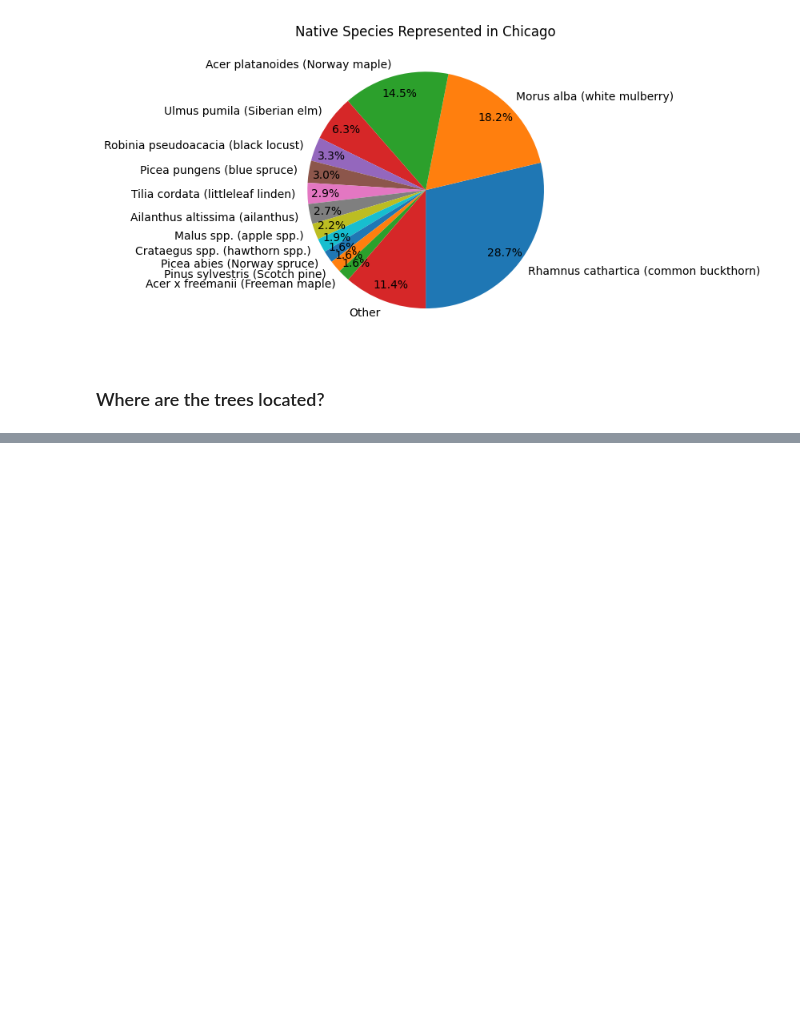
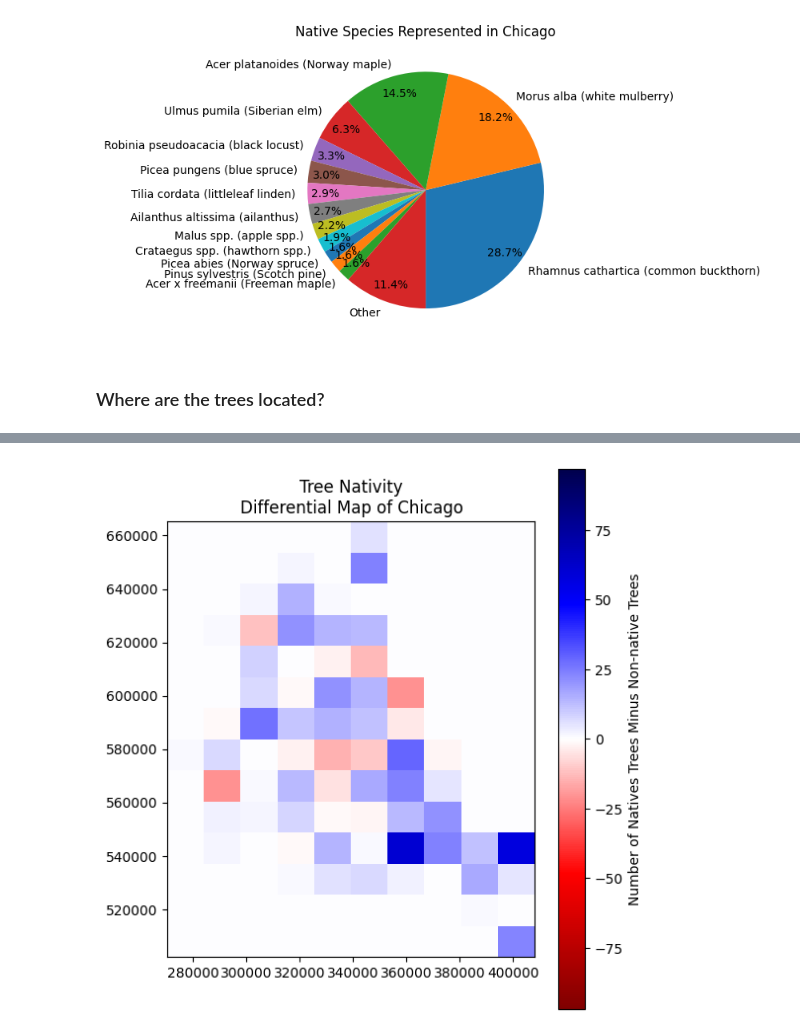
Before and after one commit to fractalate/data-trees, a Jupyter notebook: explore_chicago_il.ipynb, the cells around one changed output, grey strips where cells are left out. Cells and saved outputs as stored; diff of their text form; code cells hidden in the pictures; blank space fills up the shorter version.

Commit message:
Nativity Differential Map

```diff
--- a/explore_chicago_il.ipynb
+++ b/explore_chicago_il.ipynb
@@ -567,0 +552,15 @@ dfb
+# %%
+draw_differential_map(
+    df_trees_chicago[
+        (df_trees_chicago['NATIVITY'] == 'native')
+    ],
+    df_trees_chicago[
+        (df_trees_chicago['NATIVITY'] != 'native')
+    ],
+    extents=extents_chicago,
+    title='Tree Nativity\nDifferential Map of Chicago',
+    label='Number of Natives Trees Minus Non-native Trees',
+    n_bins=10,
+)
+# %% [output]
+[figure, added]
```
Also changed, not shown: parts of 10 cells of this notebook.
